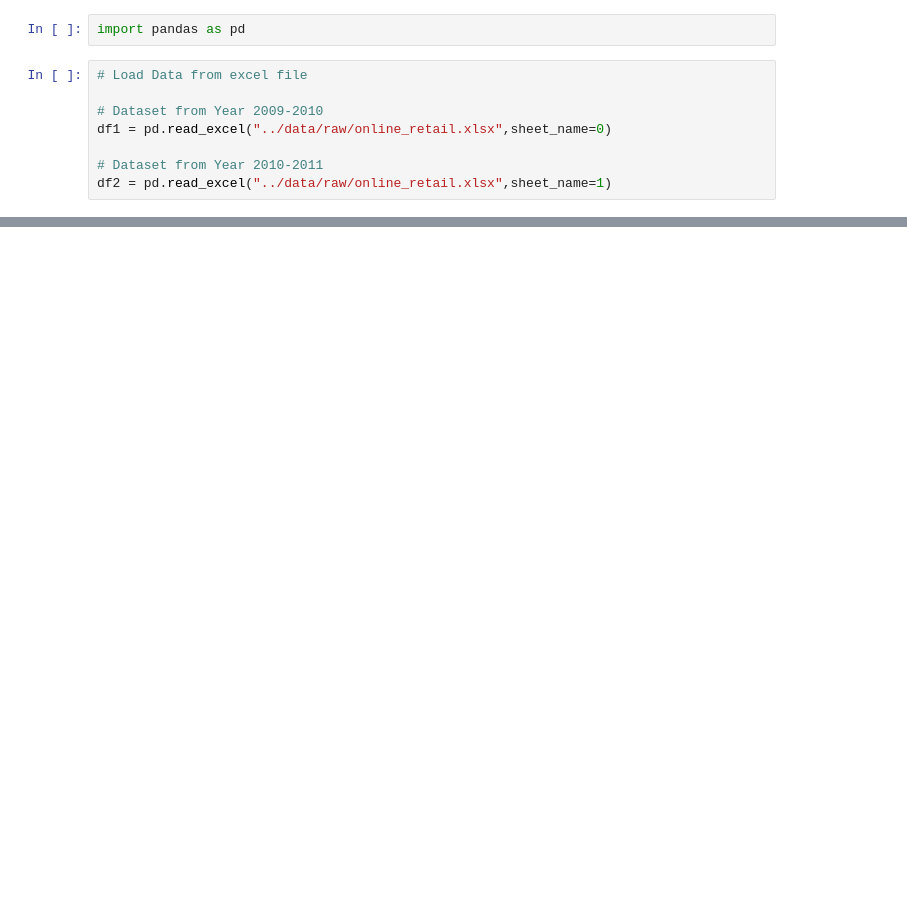
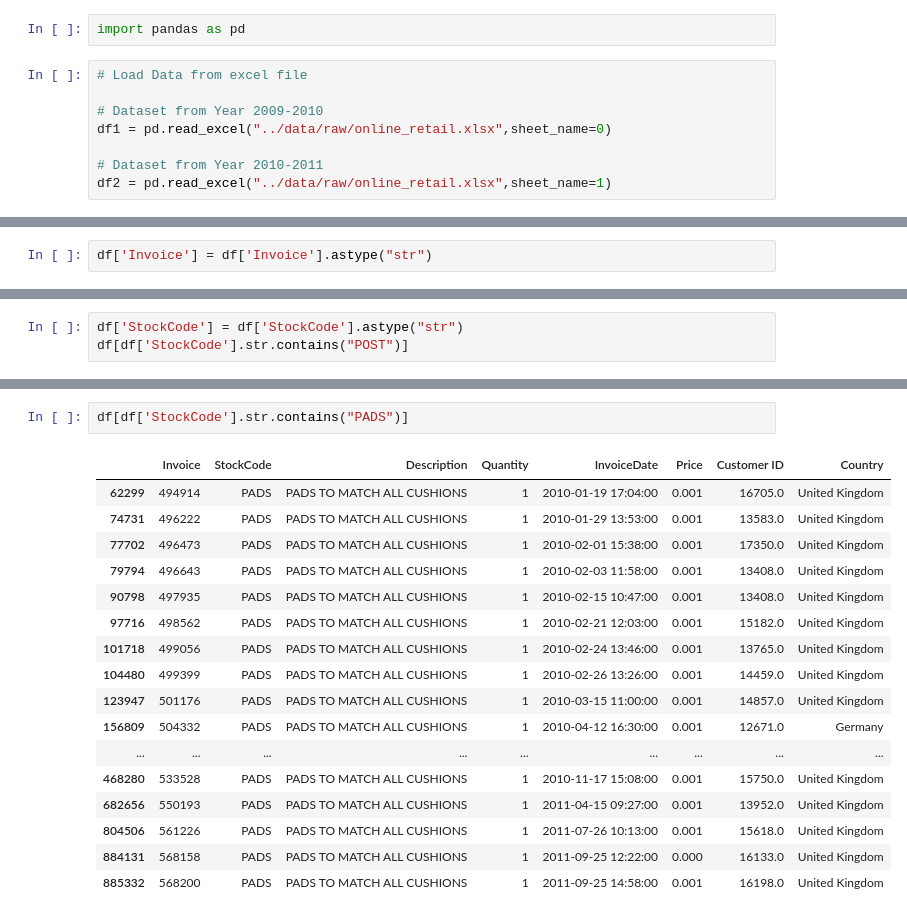
Before and after one commit to ilovedata6/retail_store_customer_segmentation, a Jupyter notebook: notebooks/EDA.ipynb, the cells around one changed output, grey strips where cells are left out. Drawn from its saved outputs; the diff is of its cells as text; blank space fills up the shorter version.

```diff
--- a/notebooks/EDA.ipynb
+++ b/notebooks/EDA.ipynb
@@ -58,0 +120,2 @@ df2.describe()
+# %%
+df['Invoice'] = df['Invoice'].astype("str")
@@ -58,0 +190,3 @@ df2.describe()
+# %%
+df['StockCode'] = df['StockCode'].astype("str")
+df[df['StockCode'].str.contains("POST")]
@@ -58,0 +207,20 @@ df2.describe()
+# %%
+df[df['StockCode'].str.contains("PADS")]
+# %% [output]
+|  | Invoice | StockCode | Description | Quantity | InvoiceDate | Price | Customer ID | Country |
+| 62299 | 494914 | PADS | PADS TO MATCH ALL CUSHIONS | 1 | 2010-01-19 17:04:00 | 0.001 | 16705.0 | United Kingdom |
+| 74731 | 496222 | PADS | PADS TO MATCH ALL CUSHIONS | 1 | 2010-01-29 13:53:00 | 0.001 | 13583.0 | United Kingdom |
+| 77702 | 496473 | PADS | PADS TO MATCH ALL CUSHIONS | 1 | 2010-02-01 15:38:00 | 0.001 | 17350.0 | United Kingdom |
+| 79794 | 496643 | PADS | PADS TO MATCH ALL CUSHIONS | 1 | 2010-02-03 11:58:00 | 0.001 | 13408.0 | United Kingdom |
+| 90798 | 497935 | PADS | PADS TO MATCH ALL CUSHIONS | 1 | 2010-02-15 10:47:00 | 0.001 | 13408.0 | United Kingdom |
+| 97716 | 498562 | PADS | PADS TO MATCH ALL CUSHIONS | 1 | 2010-02-21 12:03:00 | 0.001 | 15182.0 | United Kingdom |
+| 101718 | 499056 | PADS | PADS TO MATCH ALL CUSHIONS | 1 | 2010-02-24 13:46:00 | 0.001 | 13765.0 | United Kingdom |
+| 104480 | 499399 | PADS | PADS TO MATCH ALL CUSHIONS | 1 | 2010-02-26 13:26:00 | 0.001 | 14459.0 | United Kingdom |
+| 123947 | 501176 | PADS | PADS TO MATCH ALL CUSHIONS | 1 | 2010-03-15 11:00:00 | 0.001 | 14857.0 | United Kingdom |
+| 156809 | 504332 | PADS | PADS TO MATCH ALL CUSHIONS | 1 | 2010-04-12 16:30:00 | 0.001 | 12671.0 | Germany |
+| ... | ... | ... | ... | ... | ... | ... | ... | ... |
+| 468280 | 533528 | PADS | PADS TO MATCH ALL CUSHIONS | 1 | 2010-11-17 15:08:00 | 0.001 | 15750.0 | United Kingdom |
+| 682656 | 550193 | PADS | PADS TO MATCH ALL CUSHIONS | 1 | 2011-04-15 09:27:00 | 0.001 | 13952.0 | United Kingdom |
+| 804506 | 561226 | PADS | PADS TO MATCH ALL CUSHIONS | 1 | 2011-07-26 10:13:00 | 0.001 | 15618.0 | United Kingdom |
+| 884131 | 568158 | PADS | PADS TO MATCH ALL CUSHIONS | 1 | 2011-09-25 12:22:00 | 0.000 | 16133.0 | United Kingdom |
+| 885332 | 568200 | PADS | PADS TO MATCH ALL CUSHIONS | 1 | 2011-09-25 14:58:00 | 0.001 | 16198.0 | United Kingdom |
```
Also changed, not shown: parts of 22 cells of this notebook, 1 other file.
